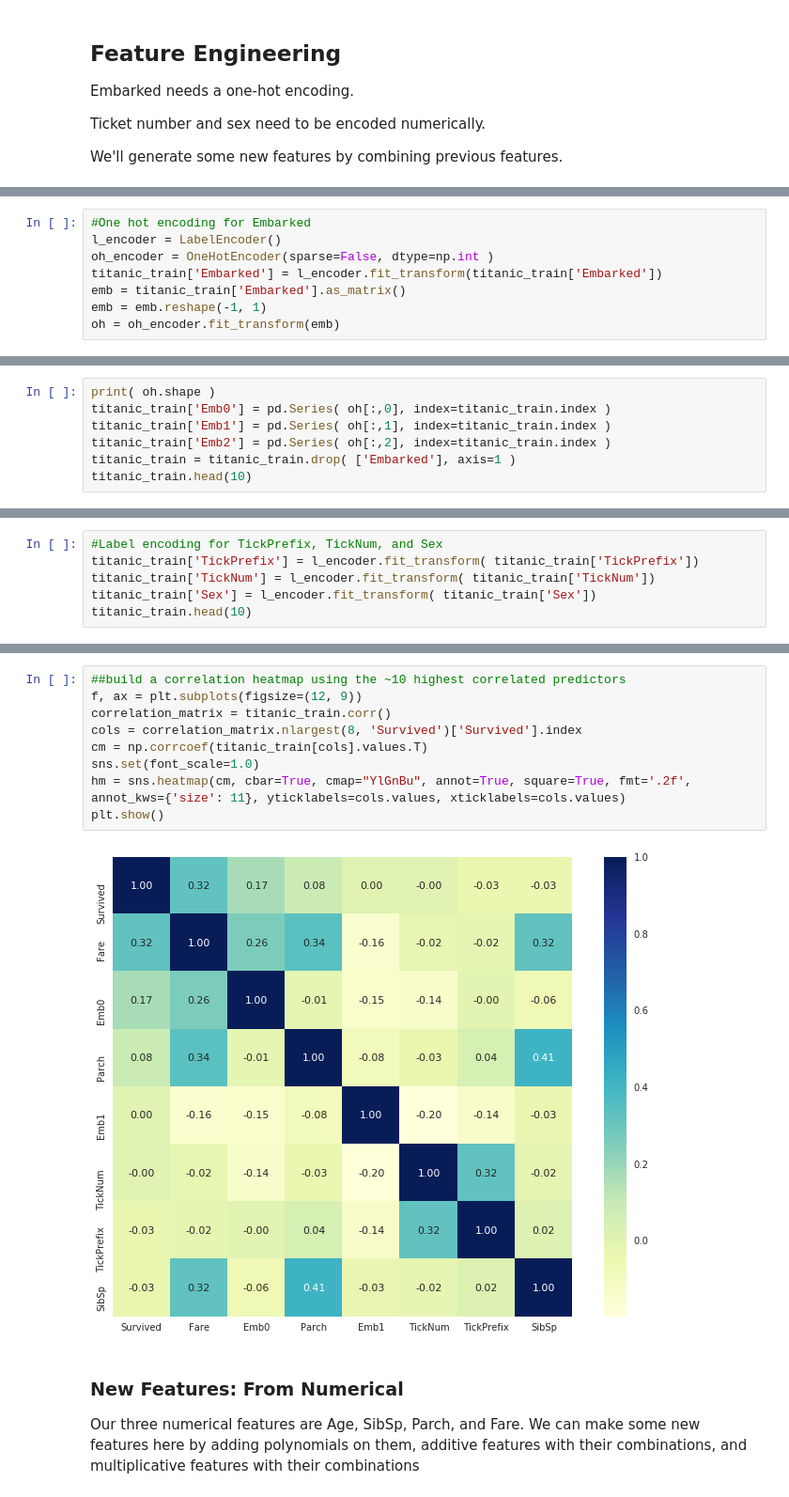
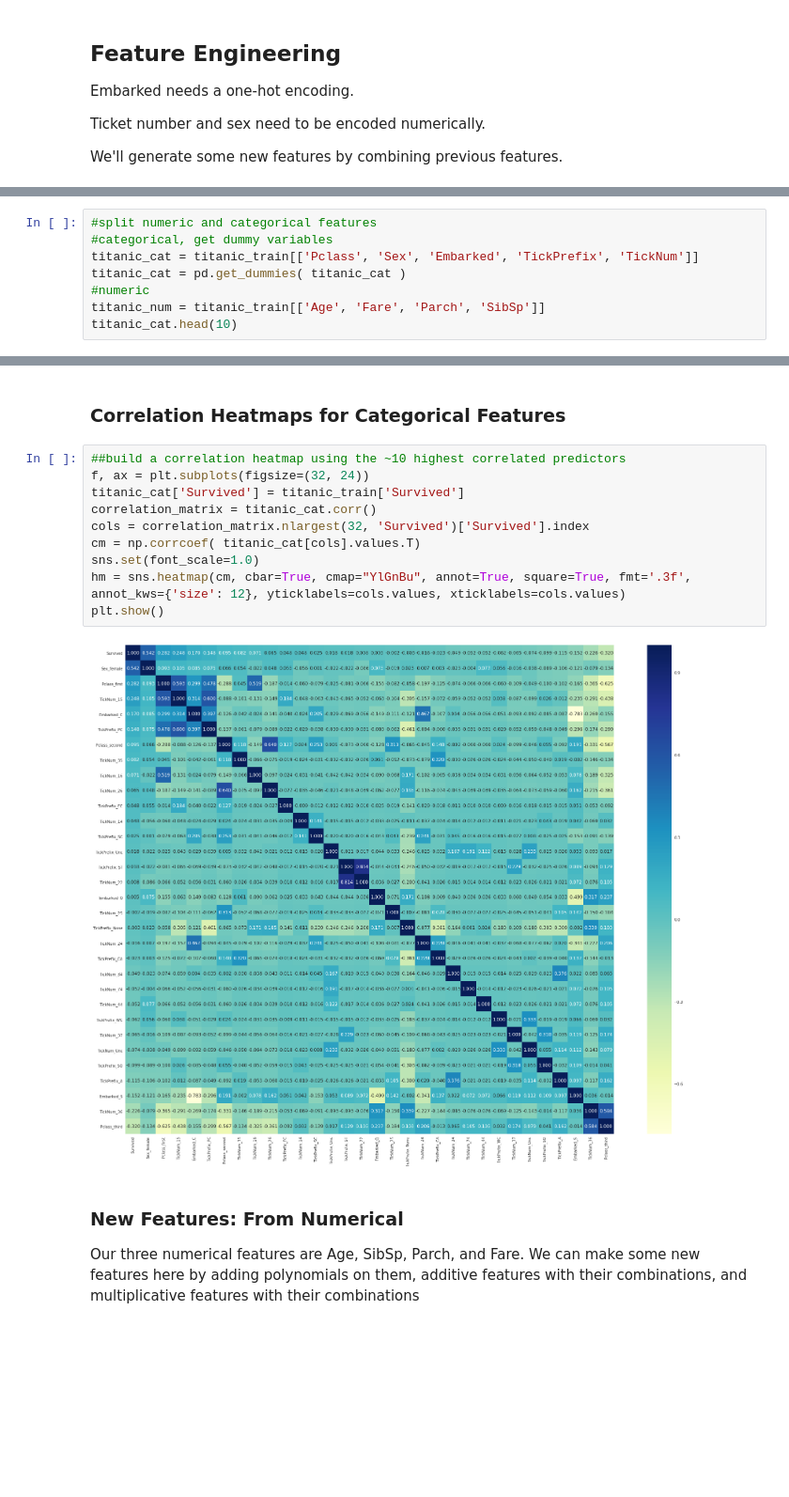
Before and after one commit to ethan-mgallagher/TitanicSurvivalPrediction, a Jupyter notebook: TitanicSurvival.ipynb, the cells around one changed output, grey strips where cells are left out. Shown at 94% size. Drawn from its saved outputs; the diff is of its cells as text; blank space fills up the shorter version.

```diff
--- a/TitanicSurvival.ipynb
+++ b/TitanicSurvival.ipynb
@@ -343,8 +369,0 @@ dtype: int64
-# %%
-#One hot encoding for Embarked
-l_encoder = LabelEncoder()
-oh_encoder = OneHotEncoder(sparse=False, dtype=np.int )
-titanic_train['Embarked'] = l_encoder.fit_transform(titanic_train['Embarked'])
-emb = titanic_train['Embarked'].as_matrix()
-emb = emb.reshape(-1, 1)
-oh = oh_encoder.fit_transform(emb)
@@ -361,7 +369,0 @@ print(oh)
-# %%
-print( oh.shape )
-titanic_train['Emb0'] = pd.Series( oh[:,0], index=titanic_train.index )
-titanic_train['Emb1'] = pd.Series( oh[:,1], index=titanic_train.index )
-titanic_train['Emb2'] = pd.Series( oh[:,2], index=titanic_train.index )
-titanic_train = titanic_train.drop( ['Embarked'], axis=1 )
-titanic_train.head(10)
@@ -381,6 +369,0 @@ titanic_train.head(10)
-# %%
-#Label encoding for TickPrefix, TickNum, and Sex
-titanic_train['TickPrefix'] = l_encoder.fit_transform( titanic_train['TickPrefix'])
-titanic_train['TickNum'] = l_encoder.fit_transform( titanic_train['TickNum'])
-titanic_train['Sex'] = l_encoder.fit_transform( titanic_train['Sex'])
-titanic_train.head(10)
@@ -448,0 +370,8 @@ titanic_train.head(10)
+# %%
+#split numeric and categorical features
+#categorical, get dummy variables
+titanic_cat = titanic_train[['Pclass', 'Sex', 'Embarked', 'TickPrefix', 'TickNum']]
+titanic_cat = pd.get_dummies( titanic_cat )
+#numeric
+titanic_num = titanic_train[['Age', 'Fare', 'Parch', 'SibSp']]
+titanic_cat.head(10)
@@ -449,14 +405,17 @@ titanic_train.head(10)
+# %% [markdown]
+### Correlation Heatmaps for Categorical Features
 # %%
 ##build a correlation heatmap using the ~10 highest correlated predictors
-f, ax = plt.subplots(figsize=(12, 9))
-correlation_matrix = titanic_train.corr()
-cols = correlation_matrix.nlargest(8, 'Survived')['Survived'].index
-cm = np.corrcoef(titanic_train[cols].values.T)
+f, ax = plt.subplots(figsize=(32, 24))
+titanic_cat['Survived'] = titanic_train['Survived']
+correlation_matrix = titanic_cat.corr()
+cols = correlation_matrix.nlargest(32, 'Survived')['Survived'].index
+cm = np.corrcoef( titanic_cat[cols].values.T)
 sns.set(font_scale=1.0)
-hm = sns.heatmap(cm, cbar=True, cmap="YlGnBu", annot=True, square=True, fmt='.2f', annot_kws={'size': 11}, yticklabels=cols.values, xticklabels=cols.values)
+hm = sns.heatmap(cm, cbar=True, cmap="YlGnBu", annot=True, square=True, fmt='.3f', annot_kws={'size': 12}, yticklabels=cols.values, xticklabels=cols.values)
 plt.show()
 # %% [output]
-[figure, old version]
+[figure, new version]
 # %% [markdown]
 ### New Features: From Numerical
 
```
Also changed, not shown: parts of 50 cells of this notebook.
